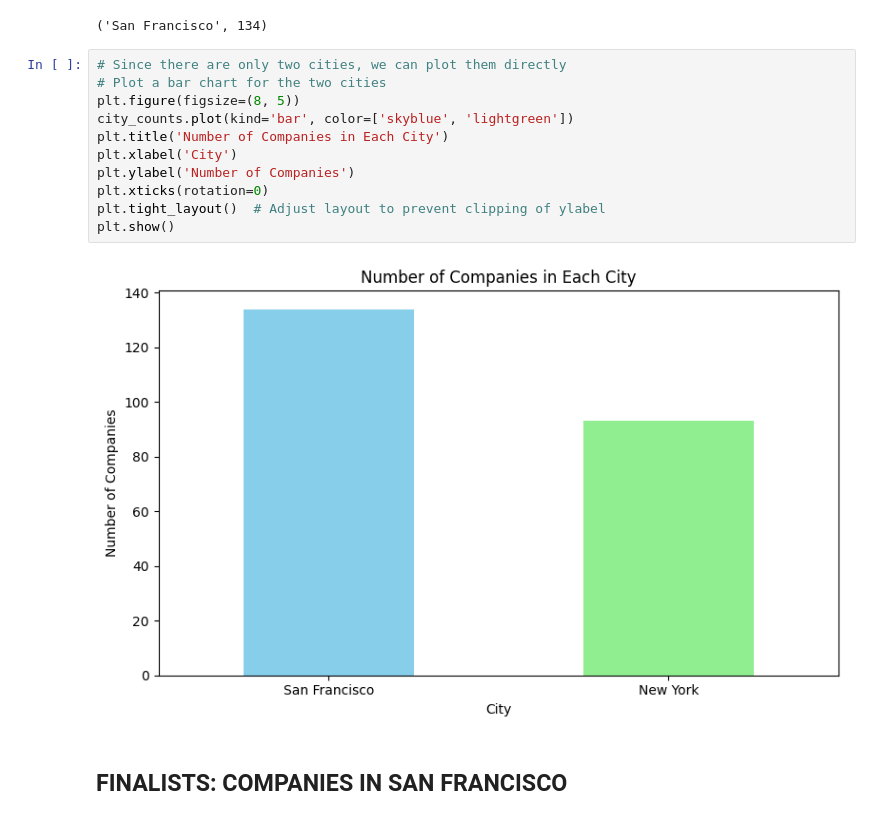
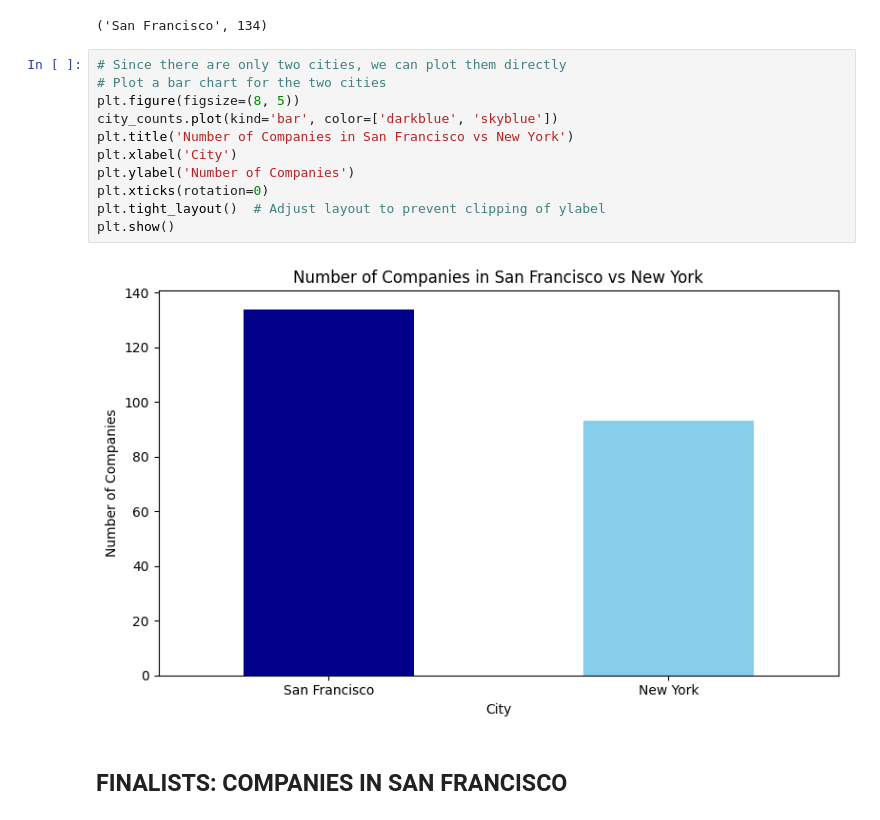
Before and after one commit to MairaMG/project-III-geospatial-data, a Jupyter notebook: notebook/3_Analysis_and_Visualization.ipynb, the cells around one changed output. Cells and saved outputs as stored; diff of their text form.

```diff
--- a/notebook/3_Analysis_and_Visualization.ipynb
+++ b/notebook/3_Analysis_and_Visualization.ipynb
@@ -350,16 +349,16 @@ top_city, top_city_count
 # %%
 # Since there are only two cities, we can plot them directly
 # Plot a bar chart for the two cities
 plt.figure(figsize=(8, 5))
-city_counts.plot(kind='bar', color=['skyblue', 'lightgreen'])
-plt.title('Number of Companies in Each City')
+city_counts.plot(kind='bar', color=['darkblue', 'skyblue'])
+plt.title('Number of Companies in San Francisco vs New York')
 plt.xlabel('City')
 plt.ylabel('Number of Companies')
 plt.xticks(rotation=0)
 plt.tight_layout()  # Adjust layout to prevent clipping of ylabel
 plt.show()
 # %% [output]
-[figure, old version]
+[figure, new version]
 # %% [markdown]
 ## FINALISTS: COMPANIES IN SAN FRANCISCO
 # %%
```
Also changed, not shown: parts of 22 cells of this notebook, 27 other files.
